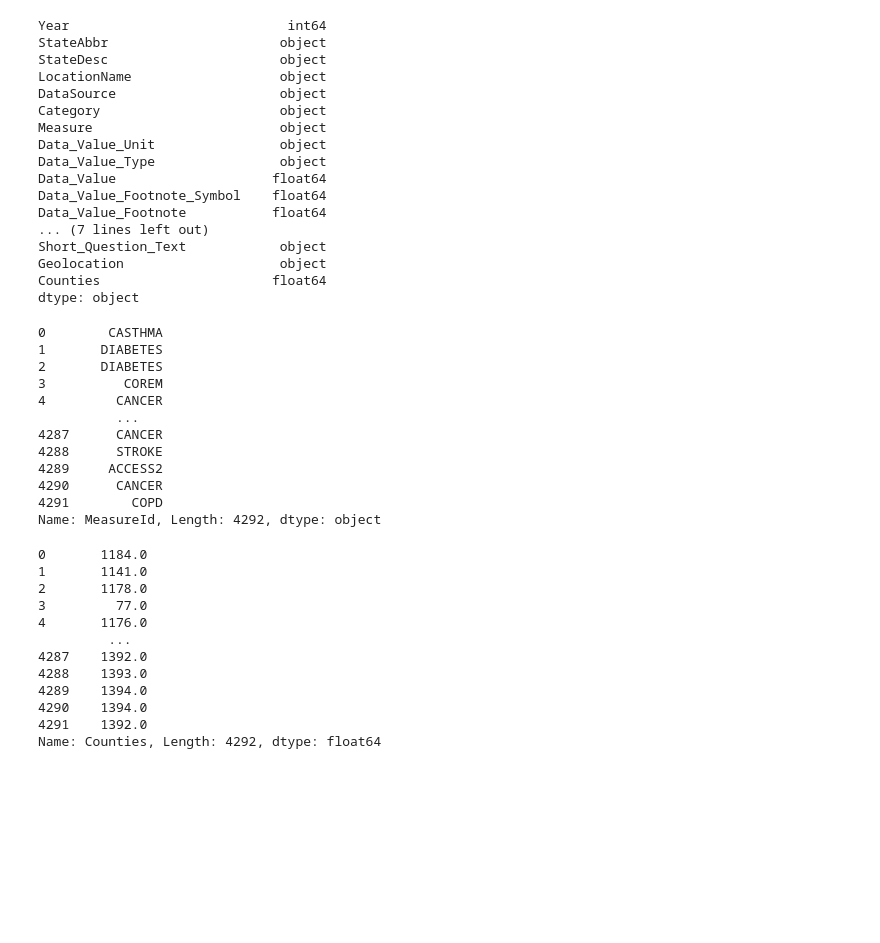
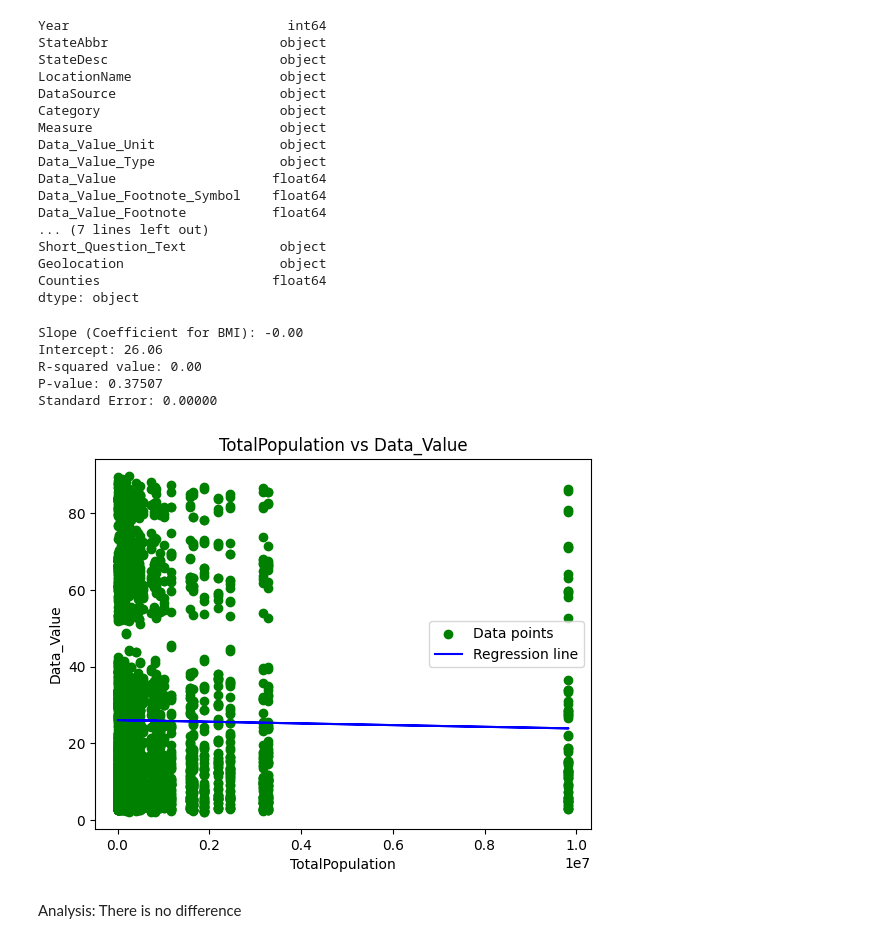
Before and after one commit to ArtisticWenny/datasci_5_statistics, a Jupyter notebook: RegressionAnalysis.ipynb, the cells around one changed output. Drawn from its saved outputs; the diff is of its cells as text; code cells hidden in the pictures; blank space fills up the shorter version.

```diff
--- a/RegressionAnalysis.ipynb
+++ b/RegressionAnalysis.ipynb
@@ -70,33 +88,3 @@ Short_Question_Text            object
 Geolocation                    object
 Counties                      float64
 dtype: object
-# %%
-print(df.MeasureId)
-# %% [output]
-0        CASTHMA
-1       DIABETES
-2       DIABETES
-3          COREM
-4         CANCER
-          ...
-4287      CANCER
-4288      STROKE
-4289     ACCESS2
-4290      CANCER
-4291        COPD
-Name: MeasureId, Length: 4292, dtype: object
-# %%
-print(df.Counties)
-# %% [output]
-0       1184.0
-1       1141.0
-2       1178.0
-3         77.0
-4       1176.0
-         ...
-4287    1392.0
-4288    1393.0
-4289    1394.0
-4290    1394.0
-4291    1392.0
-Name: Counties, Length: 4292, dtype: float64
@@ -104,0 +91,26 @@ slope, intercept, r_value, p_value, std_err = stats.linregress(df.MeasureId, df.
+# %%
+slope, intercept, r_value, p_value, std_err = stats.linregress(df['TotalPopulation'], df['Data_Value'])
+
+print(f"Slope (Coefficient for BMI): {slope:.2f}")
+print(f"Intercept: {intercept:.2f}")
+print(f"R-squared value: {r_value**2:.2f}")
+print(f"P-value: {p_value:.5f}")
+print(f"Standard Error: {std_err:.5f}")
+# %% [output]
+Slope (Coefficient for BMI): -0.00
+Intercept: 26.06
+R-squared value: 0.00
+P-value: 0.37507
+Standard Error: 0.00000
+# %%
+plt.scatter(df['TotalPopulation'], df['Data_Value'], color='green', label='Data points')
+plt.plot(df['TotalPopulation'], intercept + slope * df['TotalPopulation'], color='blue', label='Regression line')
+plt.title('TotalPopulation vs Data_Value')
+plt.xlabel('TotalPopulation')
+plt.ylabel('Data_Value')
+plt.legend()
+plt.show()
+# %% [output]
+[figure, added]
+# %% [markdown]
+Analysis: There is no difference
```
Also changed, not shown: parts of 3 cells of this notebook.
